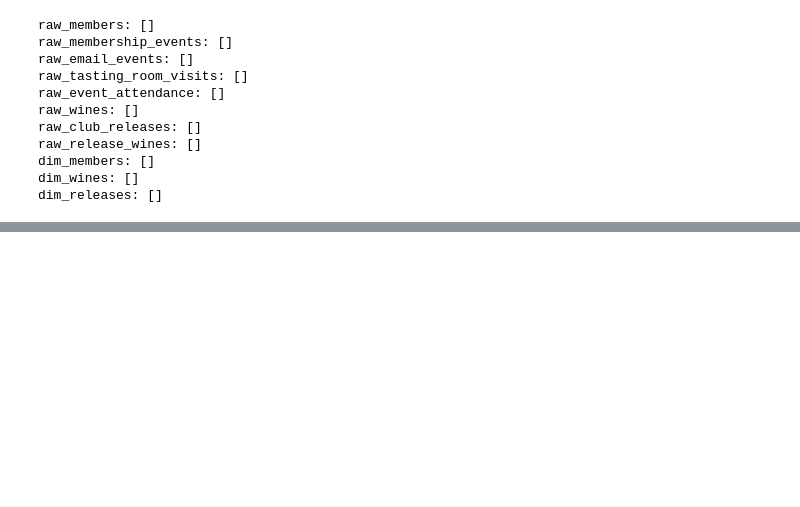
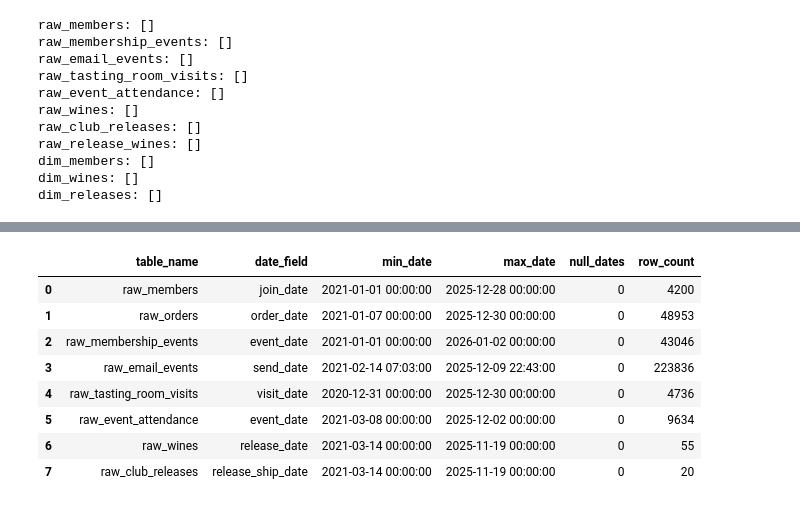
Before and after one commit to eddyk92/Bills-Bills-Bills-Churn-Analysis, a Jupyter notebook: notebooks/01_raw_data_audit.ipynb, the cells around one changed output, grey strips where cells are left out. Saved outputs shown, nothing was run; the diff lists cells and outputs as text; code cells hidden in the pictures; blank space fills up the shorter version.

```diff
--- a/notebooks/01_raw_data_audit.ipynb
+++ b/notebooks/01_raw_data_audit.ipynb
@@ -251,0 +373,42 @@ for table_name, cols in date_columns.items():
+# %%
+# Date range audit
+# Confirm raw tables cover 5 years of membership data across key business dates
+
+date_audit = []
+
+date_fields = {
+    "raw_members": "join_date",
+    "raw_orders": "order_date",
+    "raw_membership_events": "event_date",
+    "raw_email_events": "send_date",
+    "raw_tasting_room_visits": "visit_date",
+    "raw_event_attendance": "event_date",
+    "raw_wines": "release_date",
+    "raw_club_releases": "release_ship_date"
+}
+
+for table_name, date_col in date_fields.items():
+    df = raw[table_name]
+
+    date_audit.append({
+        "table_name": table_name,
+        "date_field": date_col,
+        "min_date": df[date_col].min(),
+        "max_date": df[date_col].max(),
+        "null_dates": df[date_col].isna().sum(),
+        "row_count": len(df)
+    })
+
+date_audit_df = pd.DataFrame(date_audit)
+
+date_audit_df
+# %% [output]
+|  | table_name | date_field | min_date | max_date | null_dates | row_count |
+| 0 | raw_members | join_date | 2021-01-01 00:00:00 | 2025-12-28 00:00:00 | 0 | 4200 |
+| 1 | raw_orders | order_date | 2021-01-07 00:00:00 | 2025-12-30 00:00:00 | 0 | 48953 |
+| 2 | raw_membership_events | event_date | 2021-01-01 00:00:00 | 2026-01-02 00:00:00 | 0 | 43046 |
+| 3 | raw_email_events | send_date | 2021-02-14 07:03:00 | 2025-12-09 22:43:00 | 0 | 223836 |
+| 4 | raw_tasting_room_visits | visit_date | 2020-12-31 00:00:00 | 2025-12-30 00:00:00 | 0 | 4736 |
+| 5 | raw_event_attendance | event_date | 2021-03-08 00:00:00 | 2025-12-02 00:00:00 | 0 | 9634 |
+| 6 | raw_wines | release_date | 2021-03-14 00:00:00 | 2025-11-19 00:00:00 | 0 | 55 |
+| 7 | raw_club_releases | release_ship_date | 2021-03-14 00:00:00 | 2025-11-19 00:00:00 | 0 | 20 |
```
Also changed, not shown: parts of 8 cells of this notebook.
